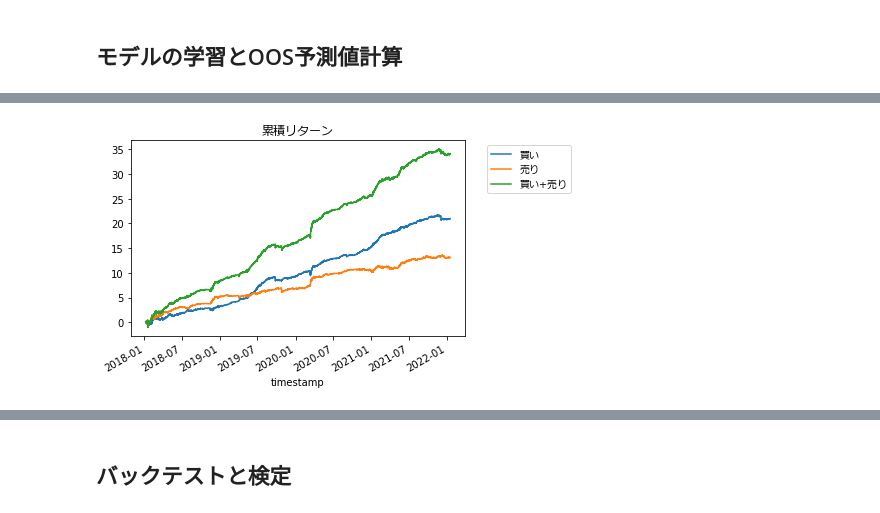
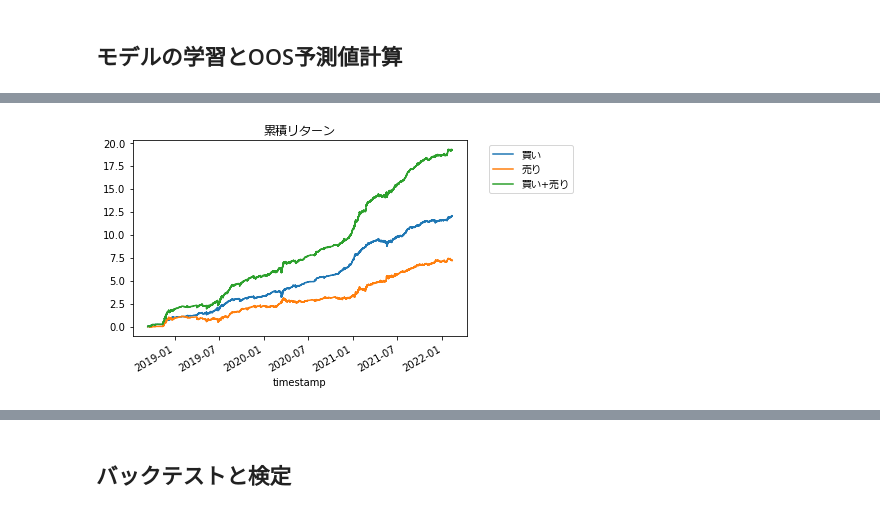
Before and after one commit to yydevelop/bot, a Jupyter notebook: bitflyerbot/tutorial-bitflyer.ipynb, the cells around one changed output, grey strips where cells are left out. Saved outputs shown, nothing was run; the diff lists cells and outputs as text; code cells hidden in the pictures.

```diff
--- a/bitflyerbot/tutorial-bitflyer.ipynb
+++ b/bitflyerbot/tutorial-bitflyer.ipynb
@@ -456,15 +535,16 @@ df = df.dropna()
 
 # モデル (コメントアウトで他モデルも試してみてください)
 # model = RidgeCV(alphas=np.logspace(-7, 7, num=20))
-#model = lgb.LGBMRegressor(n_jobs=-1, random_state=1)
-model = lgb.LGBMRegressor(
-    class_weight=None, colsample_bytree=1.0, feature_fraction=0.9,
-                importance_type='split', learning_rate=0.01, max_depth=-1,
-                min_child_samples=100, min_child_weight=0.001, min_split_gain=0,
-                n_estimators=220, n_jobs=-1, num_leaves=50, objective=None,
-                random_state=2522, reg_alpha=0.7, reg_lambda=0.005, silent='warn',
-                subsample=1.0, subsample_for_bin=200000, subsample_freq=0
-)
+model = lgb.LGBMRegressor(n_jobs=-1)
+# model = lgb.LGBMRegressor(
+#                 class_weight=None, colsample_bytree=1.0, feature_fraction=0.5,
+#                 importance_type='split', learning_rate=0.05, max_depth=-1,
+#                 min_child_samples=26, min_child_weight=0.001, min_split_gain=0.7,
+#                 n_estimators=290, n_jobs=-1, num_leaves=20, objective=None,
+#                 random_state=8101, reg_alpha=10, reg_lambda=3, silent='warn',
+#                 subsample=1.0, subsample_for_bin=200000, subsample_freq=0,
+#                 extra_trees=True
+# )
 
 # アンサンブル (コメントアウトを外して性能を比較してみてください)
 #model = BaggingRegressor(model, random_state=1, n_jobs=1)
@@ -478,9 +558,9 @@ model.fit(df[features], df['y_sell'])
 joblib.dump(model, './model/model_y_sell_bffx.xz', compress=True)
 
 # 通常のCV
-cv_indicies = list(KFold().split(df))
+# cv_indicies = list(KFold().split(df))
 # ウォークフォワード法
-# cv_indicies = list(TimeSeriesSplit().split(df))
+cv_indicies = list(TimeSeriesSplit().split(df))
 
 # OOS予測値を計算
 def my_cross_val_predict(estimator, X, y=None, cv=None):
@@ -520,2 +590,2 @@ df.to_pickle('df_bf_fx_fit.pkl')
 毎時刻、y_predがプラスのときだけトレードした場合の累積リターン
-[figure, old version]
+[figure, new version]
```
Also changed, not shown: parts of 15 cells of this notebook, 10 other files.
